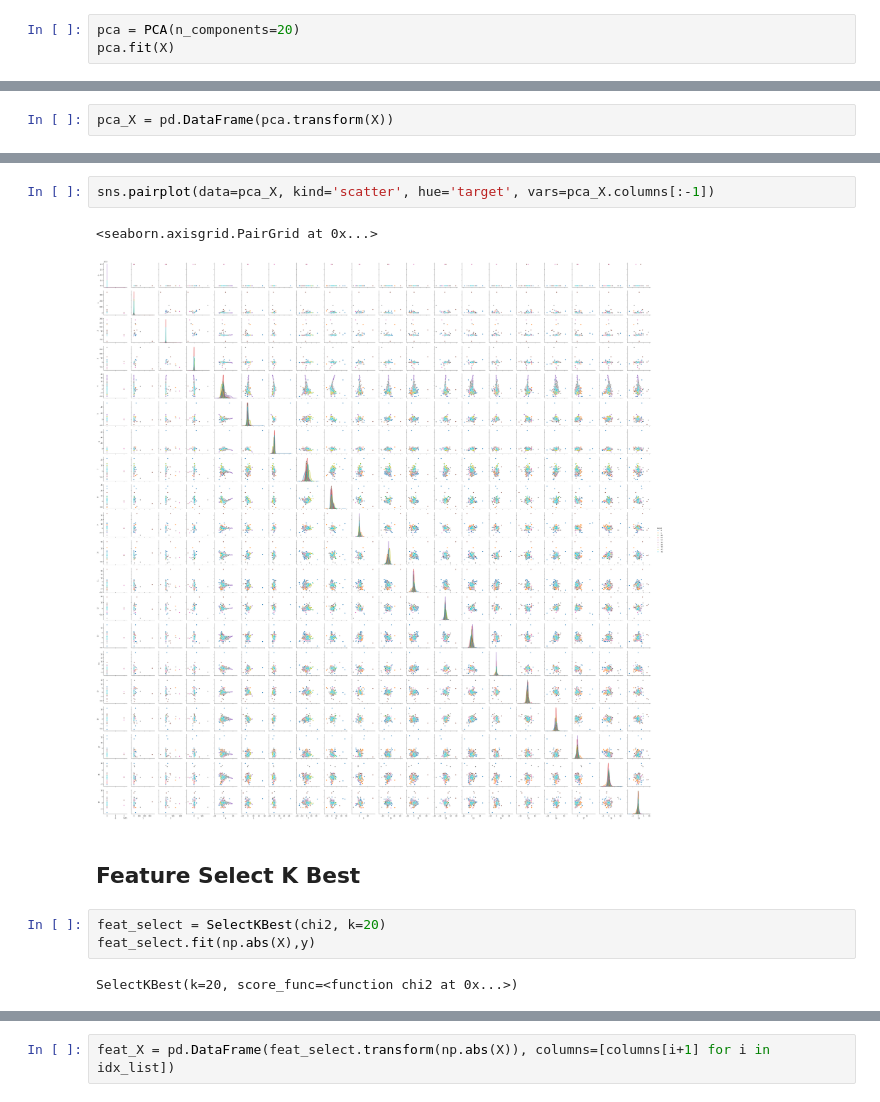
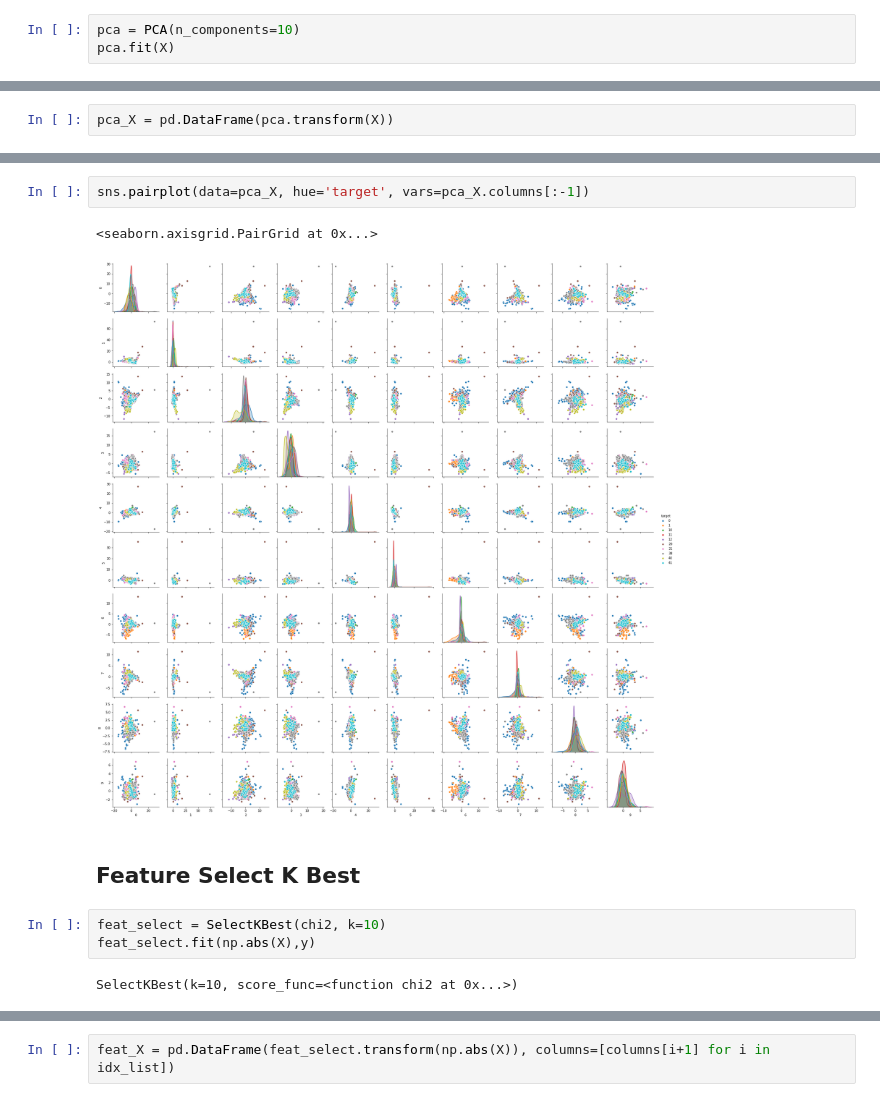
Before and after one commit to DeanPFZ/deep-audio-public, a Jupyter notebook: src/Peripheral Analyzer.ipynb, the cells around one changed output, grey strips where cells are left out. Cells and saved outputs as stored; diff of their text form.

```diff
--- a/src/Peripheral Analyzer.ipynb
+++ b/src/Peripheral Analyzer.ipynb
@@ -562,6 +562,6 @@ X.head()
 # %% [markdown]
 ## PCA Reduction
 # %%
-pca = PCA(n_components=20)
+pca = PCA(n_components=10)
 pca.fit(X)
 # %% [output]
@@ -592,15 +591,15 @@ pca_X.head()
 # %%
-sns.pairplot(data=pca_X, kind='scatter', hue='target', vars=pca_X.columns[:-1])
+sns.pairplot(data=pca_X, hue='target', vars=pca_X.columns[:-1])
 # %% [output]
 <seaborn.axisgrid.PairGrid at 0x...>
-[figure, old version]
+[figure, new version]
 # %% [markdown]
 ## Feature Select K Best
 # %%
-feat_select = SelectKBest(chi2, k=20)
+feat_select = SelectKBest(chi2, k=10)
 feat_select.fit(np.abs(X),y)
 # %% [output]
-SelectKBest(k=20, score_func=<function chi2 at 0x...>)
+SelectKBest(k=10, score_func=<function chi2 at 0x...>)
 # %%
 idx_list = feat_select.get_support(indices=True)
 print([columns[i+1] for i in idx_list])
```
Also changed, not shown: parts of 7 cells of this notebook.
